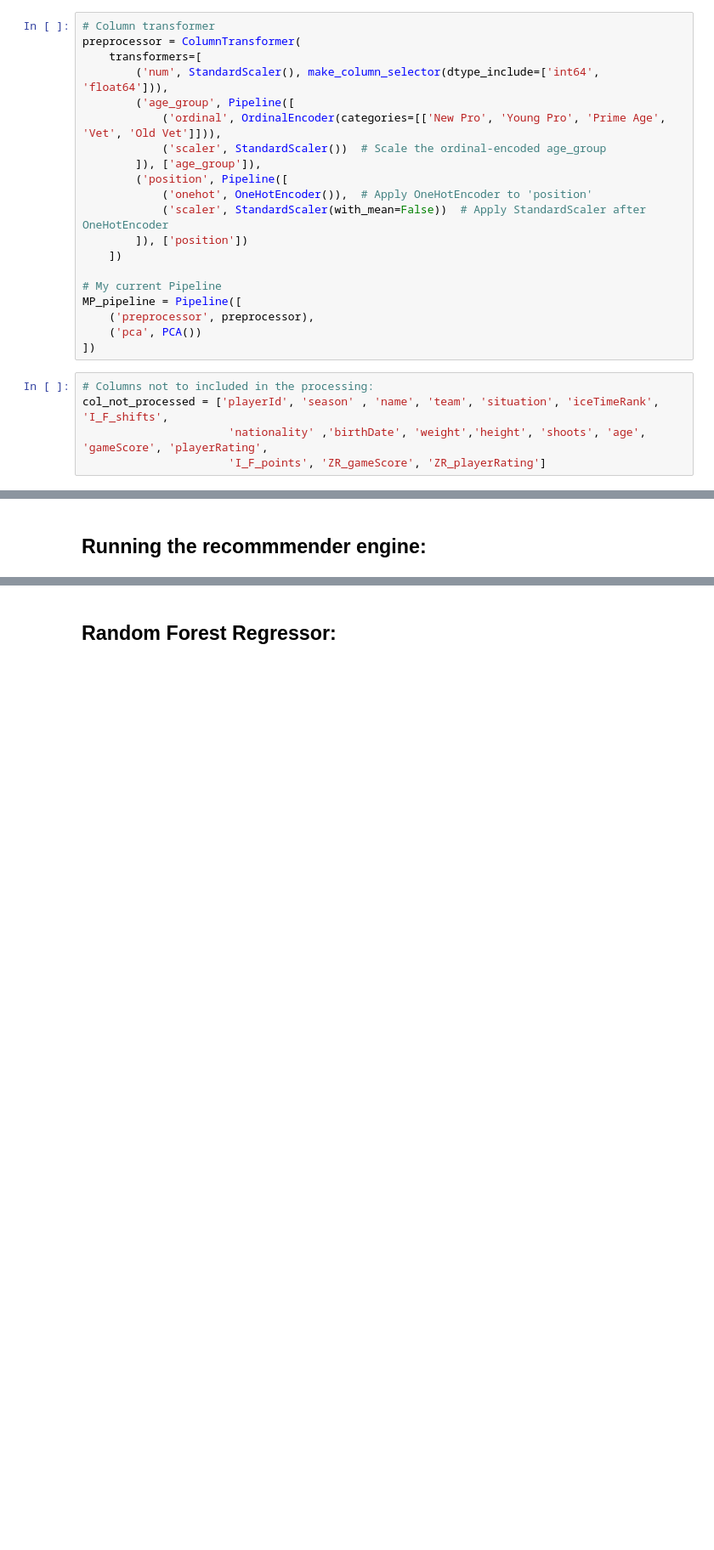
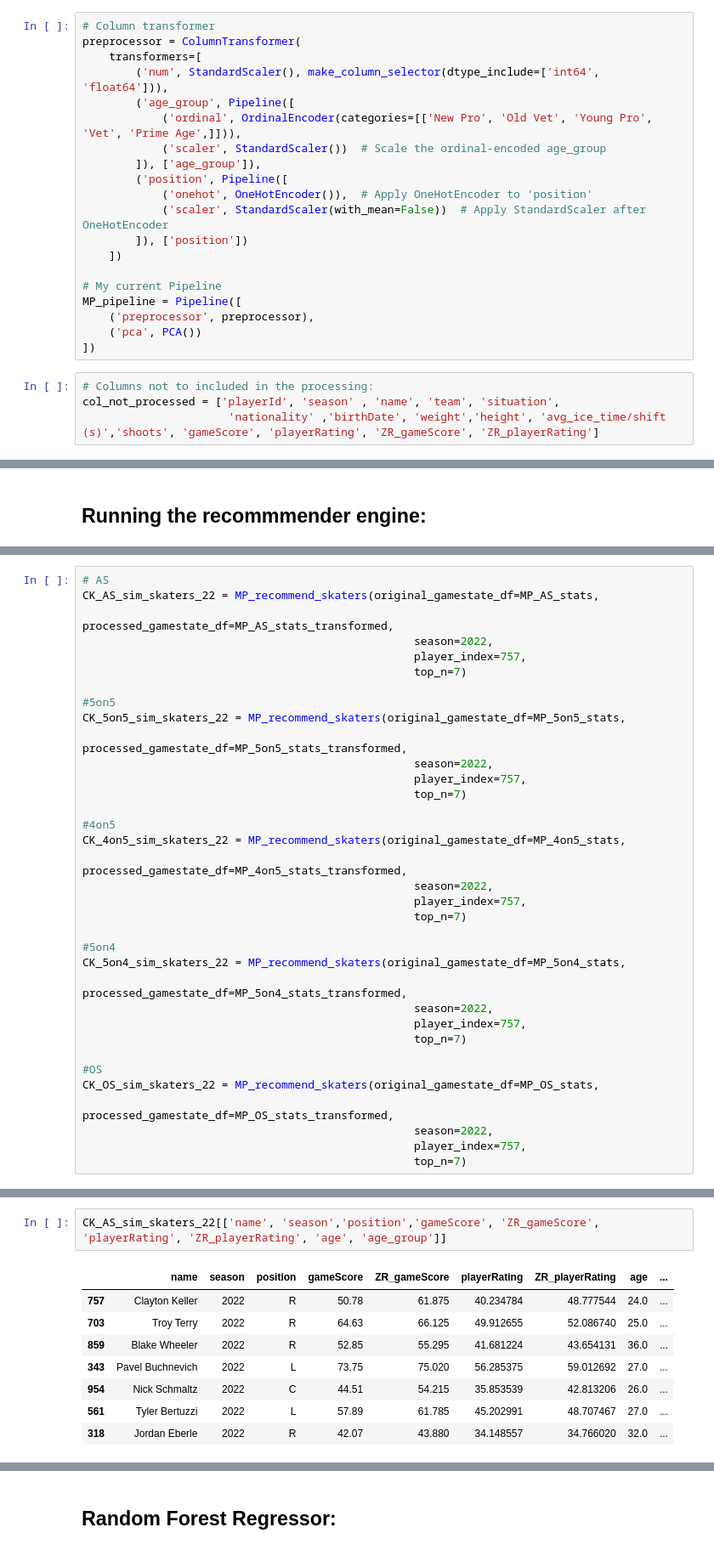
Before and after one commit to ZachRosenthal04/MP_NHL_skater_recommender, a Jupyter notebook: MoneyPuckSkaterRecommender.ipynb, the cells around one changed output, grey strips where cells are left out. Shown at 85% size. Saved outputs shown, nothing was run; the diff lists cells and outputs as text; blank space fills up the shorter version.

```diff
--- a/MoneyPuckSkaterRecommender.ipynb
+++ b/MoneyPuckSkaterRecommender.ipynb
@@ -463,7 +525,7 @@ preprocessor = ColumnTransformer(
     transformers=[
         ('num', StandardScaler(), make_column_selector(dtype_include=['int64', 'float64'])),
         ('age_group', Pipeline([
-            ('ordinal', OrdinalEncoder(categories=[['New Pro', 'Young Pro', 'Prime Age', 'Vet', 'Old Vet']])),
+            ('ordinal', OrdinalEncoder(categories=[['New Pro', 'Old Vet', 'Young Pro', 'Vet', 'Prime Age',]])),
             ('scaler', StandardScaler())  # Scale the ordinal-encoded age_group
         ]), ['age_group']),
         ('position', Pipeline([
@@ -479,6 +541,5 @@ MP_pipeline = Pipeline([
 ])
 # %%
 # Columns not to included in the processing:
-col_not_processed = ['playerId', 'season' , 'name', 'team', 'situation', 'iceTimeRank', 'I_F_shifts',
-                      'nationality' ,'birthDate', 'weight','height', 'shoots', 'age', 'gameScore', 'playerRating',
-                      'I_F_points', 'ZR_gameScore', 'ZR_playerRating']
+col_not_processed = ['playerId', 'season' , 'name', 'team', 'situation',
+                      'nationality' ,'birthDate', 'weight','height', 'avg_ice_time/shift (s)','shoots', 'gameScore', 'playerRating', 'ZR_gameScore', 'ZR_playerRating']
@@ -586,0 +768,35 @@ nick_suzuki_AS_sim_skaters
+# %%
+# AS
+CK_AS_sim_skaters_22 = MP_recommend_skaters(original_gamestate_df=MP_AS_stats,
+                                                  processed_gamestate_df=MP_AS_stats_transformed,
+                                                  season=2022,
+                                                  player_index=757,
+                                                  top_n=7)
+
+#5on5
+CK_5on5_sim_skaters_22 = MP_recommend_skaters(original_gamestate_df=MP_5on5_stats,
+                                                  processed_gamestate_df=MP_5on5_stats_transformed,
+                                                  season=2022,
+                                                  player_index=757,
+                                                  top_n=7)
+
+#4on5
+CK_4on5_sim_skaters_22 = MP_recommend_skaters(original_gamestate_df=MP_4on5_stats,
+                                                  processed_gamestate_df=MP_4on5_stats_transformed,
+                                                  season=2022,
+                                                  player_index=757,
+                                                  top_n=7)
+
+#5on4
+CK_5on4_sim_skaters_22 = MP_recommend_skaters(original_gamestate_df=MP_5on4_stats,
+                                                  processed_gamestate_df=MP_5on4_stats_transformed,
+                                                  season=2022,
+                                                  player_index=757,
+                                                  top_n=7)
+
+#OS
+CK_OS_sim_skaters_22 = MP_recommend_skaters(original_gamestate_df=MP_OS_stats,
+                                                  processed_gamestate_df=MP_OS_stats_transformed,
+                                                  season=2022,
+                                                  player_index=757,
+                                                  top_n=7)
@@ -586,0 +875,11 @@ nick_suzuki_AS_sim_skaters
+# %%
+CK_AS_sim_skaters_22[['name', 'season','position','gameScore', 'ZR_gameScore', 'playerRating', 'ZR_playerRating', 'age', 'age_group']]
+# %% [output]
+|  | name | season | position | gameScore | ZR_gameScore | playerRating | ZR_playerRating | age | ... |
+| 757 | Clayton Keller | 2022 | R | 50.78 | 61.875 | 40.234784 | 48.777544 | 24.0 | ... |
+| 703 | Troy Terry | 2022 | R | 64.63 | 66.125 | 49.912655 | 52.086740 | 25.0 | ... |
+| 859 | Blake Wheeler | 2022 | R | 52.85 | 55.295 | 41.681224 | 43.654131 | 36.0 | ... |
+| 343 | Pavel Buchnevich | 2022 | L | 73.75 | 75.020 | 56.285375 | 59.012692 | 27.0 | ... |
+| 954 | Nick Schmaltz | 2022 | C | 44.51 | 54.215 | 35.853539 | 42.813206 | 26.0 | ... |
+| 561 | Tyler Bertuzzi | 2022 | L | 57.89 | 61.785 | 45.202991 | 48.707467 | 27.0 | ... |
+| 318 | Jordan Eberle | 2022 | R | 42.07 | 43.880 | 34.148557 | 34.766020 | 32.0 | ... |
```
Also changed, not shown: parts of 60 cells of this notebook, 11 other files.
